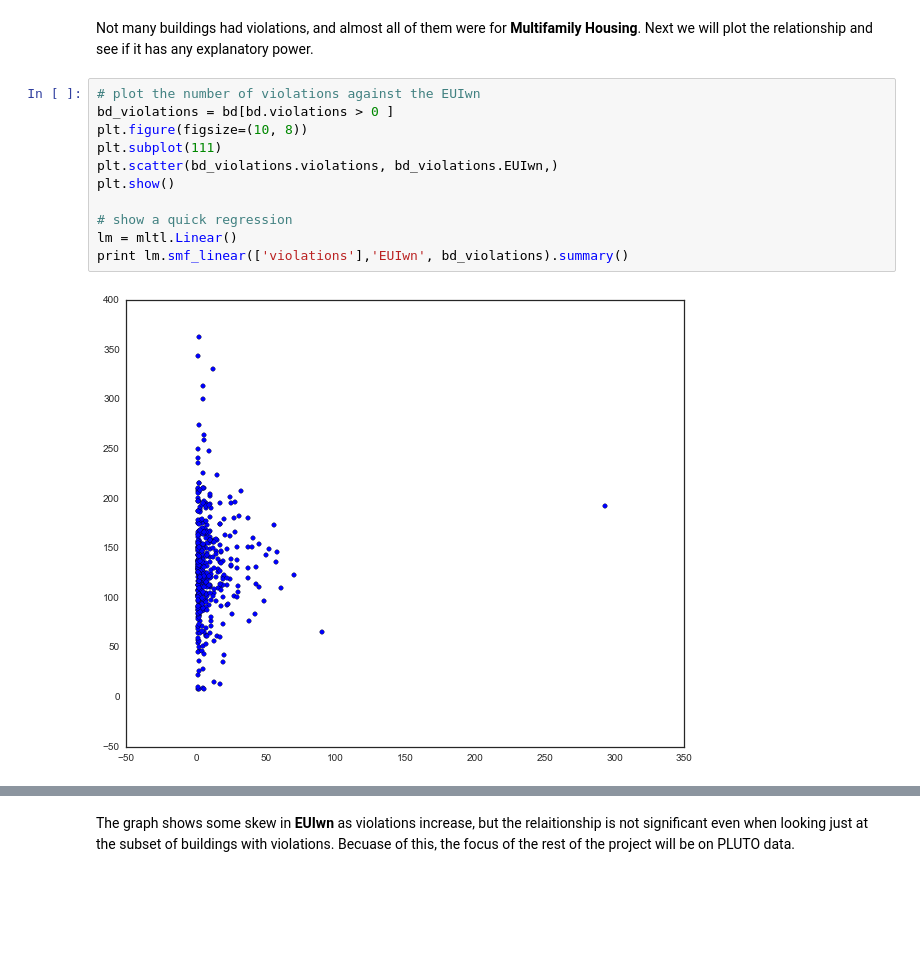
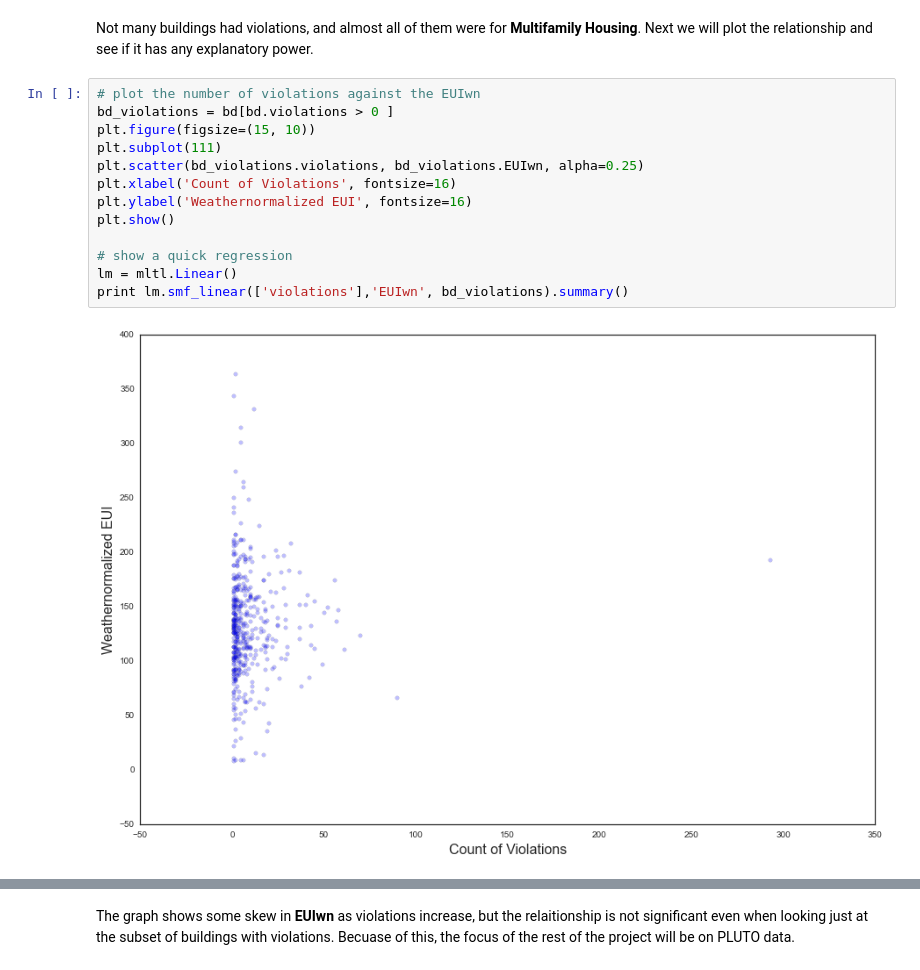
Before and after one commit to theolove/ga_project1_tlove, a Jupyter notebook: Projects/Project 2/Project_2_tlove.ipynb, the cells around one changed output, grey strips where cells are left out. Saved outputs shown, nothing was run; the diff lists cells and outputs as text; blank space fills up the shorter version.

```diff
--- a/Projects/Project 2/Project_2_tlove.ipynb
+++ b/Projects/Project 2/Project_2_tlove.ipynb
@@ -193,16 +193,18 @@ Not many buildings had violations, and almost all of them were for **Multifamily
 # %%
 # plot the number of violations against the EUIwn
 bd_violations = bd[bd.violations > 0 ]
-plt.figure(figsize=(10, 8))
+plt.figure(figsize=(15, 10))
 plt.subplot(111)
-plt.scatter(bd_violations.violations, bd_violations.EUIwn,)
+plt.scatter(bd_violations.violations, bd_violations.EUIwn, alpha=0.25)
+plt.xlabel('Count of Violations', fontsize=16)
+plt.ylabel('Weathernormalized EUI', fontsize=16)
 plt.show()
 
 # show a quick regression
 lm = mltl.Linear()
 print lm.smf_linear(['violations'],'EUIwn', bd_violations).summary()
 # %% [output]
-[figure, old version]
+[figure, new version]
 EUIwn ~ violations
                             OLS Regression Results
 ==============================================================================
```
Also changed, not shown: parts of 24 cells of this notebook, 5 other files.
